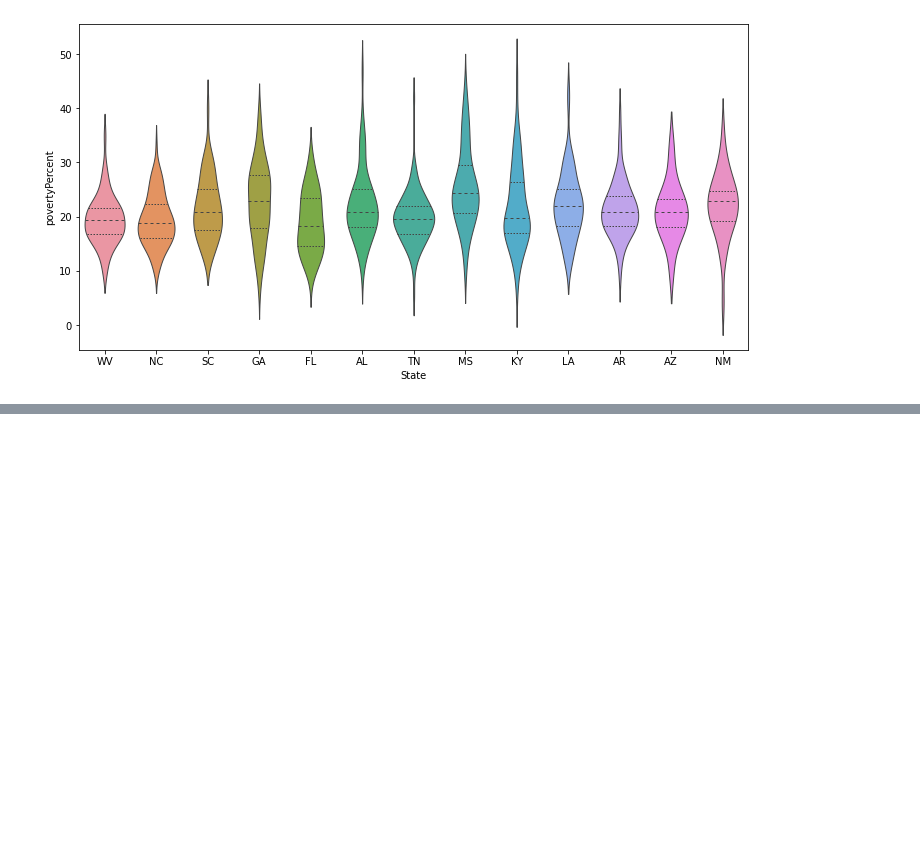
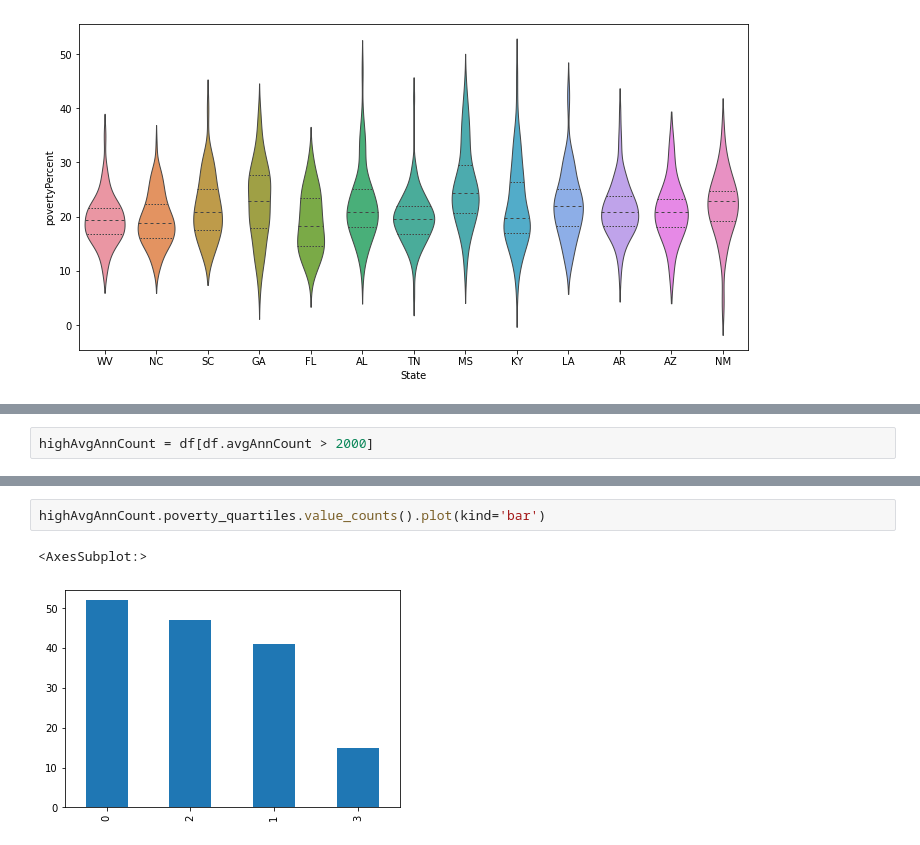
Before and after one commit to dansarmiento/ColaboratoryNotebooks, a Jupyter notebook: notebook8cd93c78a5.ipynb, the cells around one changed output, grey strips where cells are left out. Cells and saved outputs as stored; diff of their text form; blank space fills up the shorter version.

```diff
--- a/notebook8cd93c78a5.ipynb
+++ b/notebook8cd93c78a5.ipynb
@@ -245,0 +282,2 @@ sns.violinplot(data=df[df.state_poverty_quartile == 3], x='State', y='povertyPer
+# %%
+highAvgAnnCount = df[df.avgAnnCount > 2000]
@@ -245,0 +289,5 @@ sns.violinplot(data=df[df.state_poverty_quartile == 3], x='State', y='povertyPer
+# %%
+highAvgAnnCount.poverty_quartiles.value_counts().plot(kind='bar')
+# %% [output]
+<AxesSubplot:>
+[figure, added]
```
Also changed, not shown: parts of 6 cells of this notebook.
